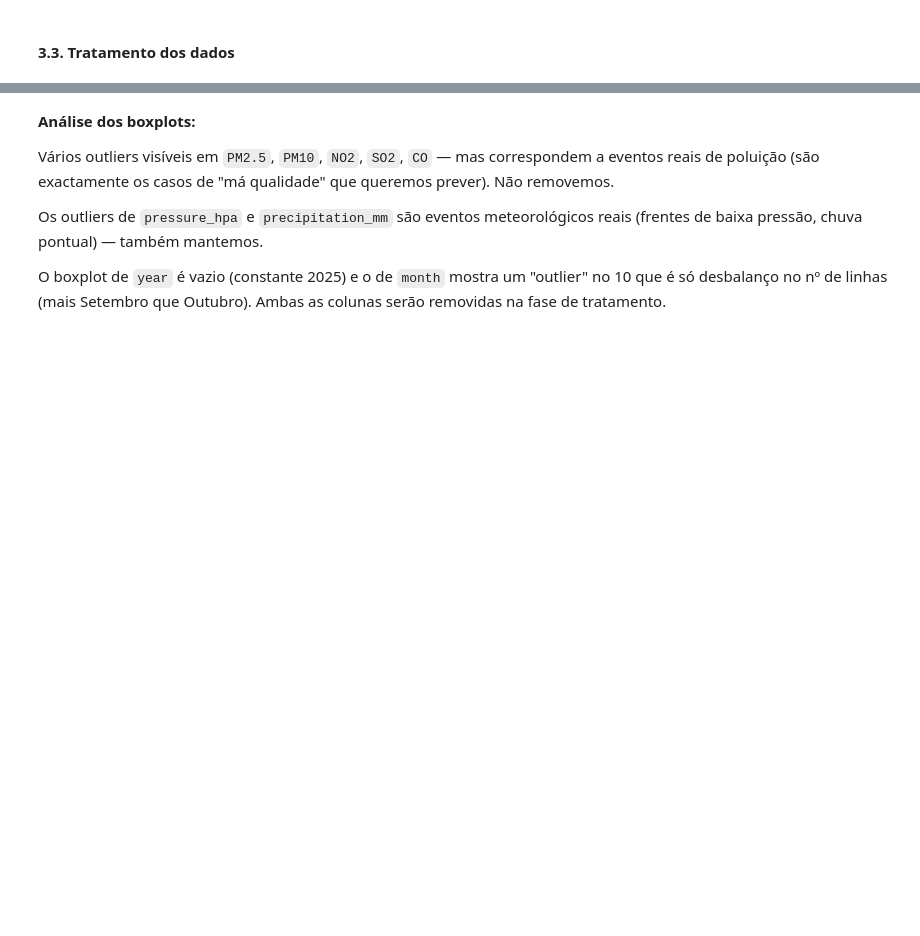
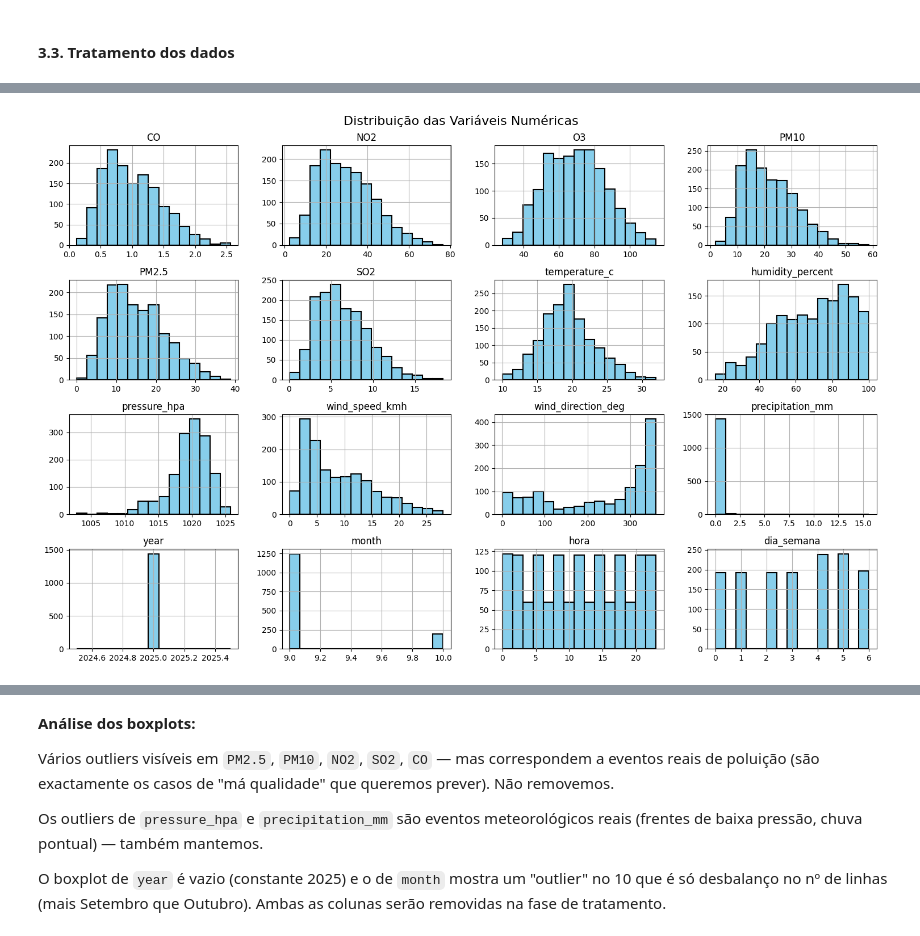
Before and after one commit to FederEx18/IIA_Project, a Jupyter notebook: Module_2/eda.ipynb, the cells around one changed output, grey strips where cells are left out. Saved outputs shown, nothing was run; the diff lists cells and outputs as text; code cells hidden in the pictures; blank space fills up the shorter version.

```diff
--- a/Module_2/eda.ipynb
+++ b/Module_2/eda.ipynb
@@ -89,10 +137,12 @@ plt.show()
 # %%
 # Histogramas para todas as variáveis numéricas
 num_cols = df.select_dtypes(include=[np.number]).columns
-df[num_cols].hist(bins=15, figsize=(15, 10), layout=(4, 4))
+df[num_cols].hist(bins=15, figsize=(15, 10), layout=(4, 4), edgecolor='black', color='skyblue', linewidth=1.5)
 plt.suptitle('Distribuição das Variáveis Numéricas', fontsize=16)
 plt.tight_layout()
 plt.show()
+# %% [output]
+[figure, added]
 # %%
 # Boxplot de PM2.5 por cidade
 plt.figure(figsize=(12, 6))
```
Also changed, not shown: parts of 14 cells of this notebook, 3 other files.
